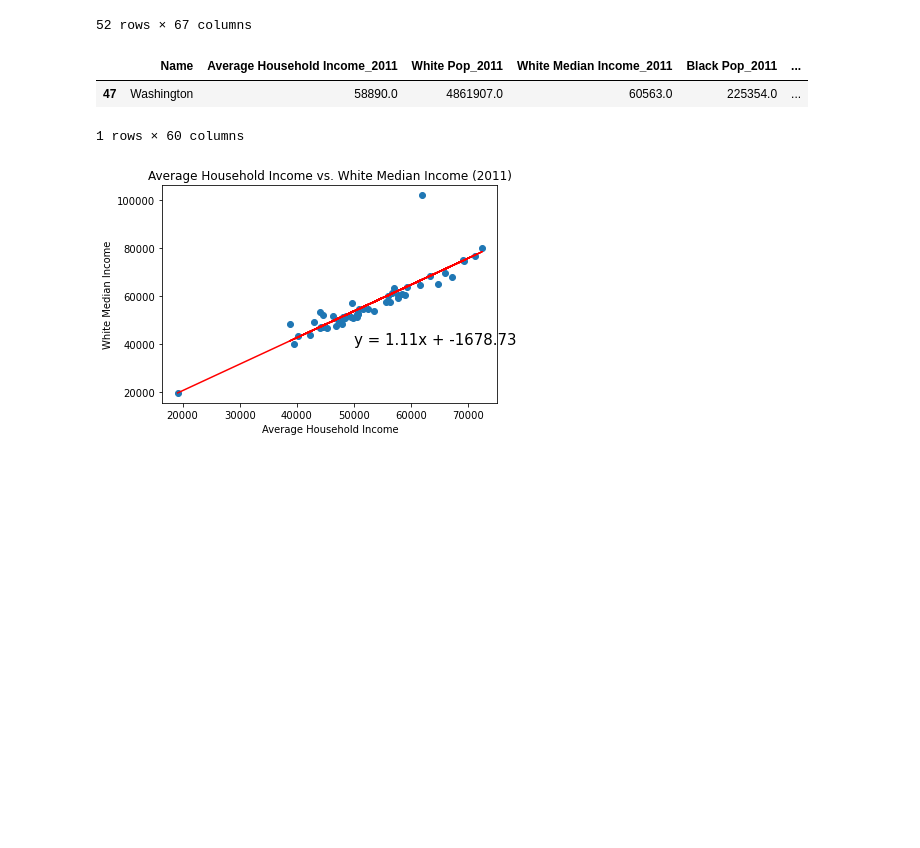
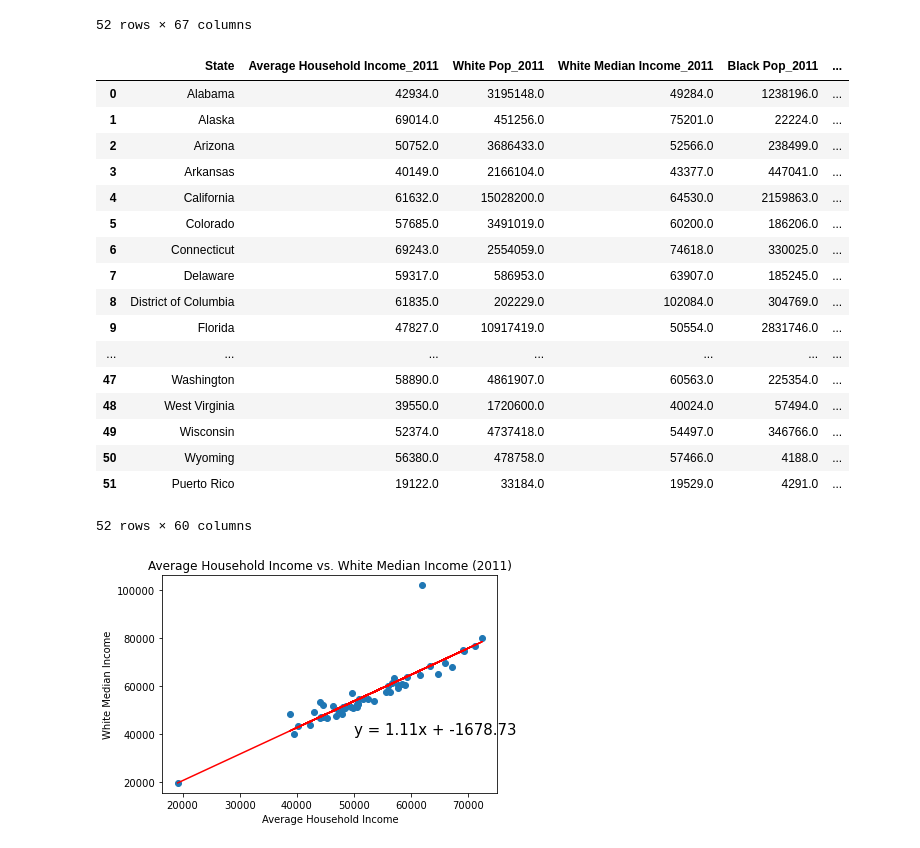
Before and after one commit to cullen-andrews/project-one, a Jupyter notebook: Census_Data-Analysis.ipynb, the cells around one changed output. Cells and saved outputs as stored; diff of their text form; code cells hidden in the pictures; blank space fills up the shorter version.

```diff
--- a/Census_Data-Analysis.ipynb
+++ b/Census_Data-Analysis.ipynb
@@ -298,3 +309,26 @@ merge_2_df['Difference in Hispanic or Latino Median Income (2011-2014)'] = diffe
 merge_2_df['Difference in Hispanic or Latino Median Income (2014-2018)'] = difference_hispanic
 # %%
 clean_df = merge_2_df.drop(columns=['Population_2011', 'Median Age_2011', 'Per Capita Income_2011', 'Poverty Count_2011', 'state_2011','Population_2014', 'Median Age_2014', 'Per Capita Income_2014', 'Poverty Count_2014', 'state_2014', 'Population', 'Median Age', 'Per Capita Income', 'Poverty Count', 'state'])
+states_df = clean_df.rename(columns={'Name': 'State'
+
+})
+states_df
+# %% [output]
+|  | State | Average Household Income_2011 | White Pop_2011 | White Median Income_2011 | Black Pop_2011 | ... |
+| 0 | Alabama | 42934.0 | 3195148.0 | 49284.0 | 1238196.0 | ... |
+| 1 | Alaska | 69014.0 | 451256.0 | 75201.0 | 22224.0 | ... |
+| 2 | Arizona | 50752.0 | 3686433.0 | 52566.0 | 238499.0 | ... |
+| 3 | Arkansas | 40149.0 | 2166104.0 | 43377.0 | 447041.0 | ... |
+| 4 | California | 61632.0 | 15028200.0 | 64530.0 | 2159863.0 | ... |
+| 5 | Colorado | 57685.0 | 3491019.0 | 60200.0 | 186206.0 | ... |
+| 6 | Connecticut | 69243.0 | 2554059.0 | 74618.0 | 330025.0 | ... |
+| 7 | Delaware | 59317.0 | 586953.0 | 63907.0 | 185245.0 | ... |
+| 8 | District of Columbia | 61835.0 | 202229.0 | 102084.0 | 304769.0 | ... |
+| 9 | Florida | 47827.0 | 10917419.0 | 50554.0 | 2831746.0 | ... |
+| ... | ... | ... | ... | ... | ... | ... |
+| 47 | Washington | 58890.0 | 4861907.0 | 60563.0 | 225354.0 | ... |
+| 48 | West Virginia | 39550.0 | 1720600.0 | 40024.0 | 57494.0 | ... |
+| 49 | Wisconsin | 52374.0 | 4737418.0 | 54497.0 | 346766.0 | ... |
+| 50 | Wyoming | 56380.0 | 478758.0 | 57466.0 | 4188.0 | ... |
+| 51 | Puerto Rico | 19122.0 | 33184.0 | 19529.0 | 4291.0 | ... |
+52 rows × 60 columns
@@ -303,7 +335 @@ washington_df = clean_df.loc[clean_df['Name']=='Washington']
-# %%
-washington_df
-# %% [output]
-|  | Name | Average Household Income_2011 | White Pop_2011 | White Median Income_2011 | Black Pop_2011 | ... |
-| 47 | Washington | 58890.0 | 4861907.0 | 60563.0 | 225354.0 | ... |
-1 rows × 60 columns
 # %%
```
Also changed, not shown: parts of 20 cells of this notebook, 1 other file.
